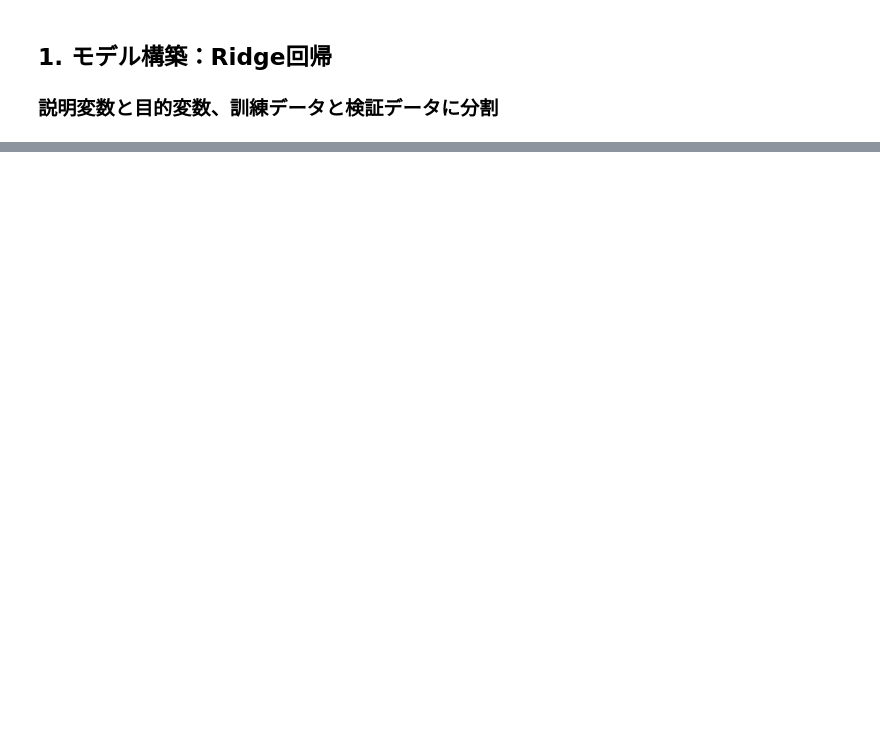
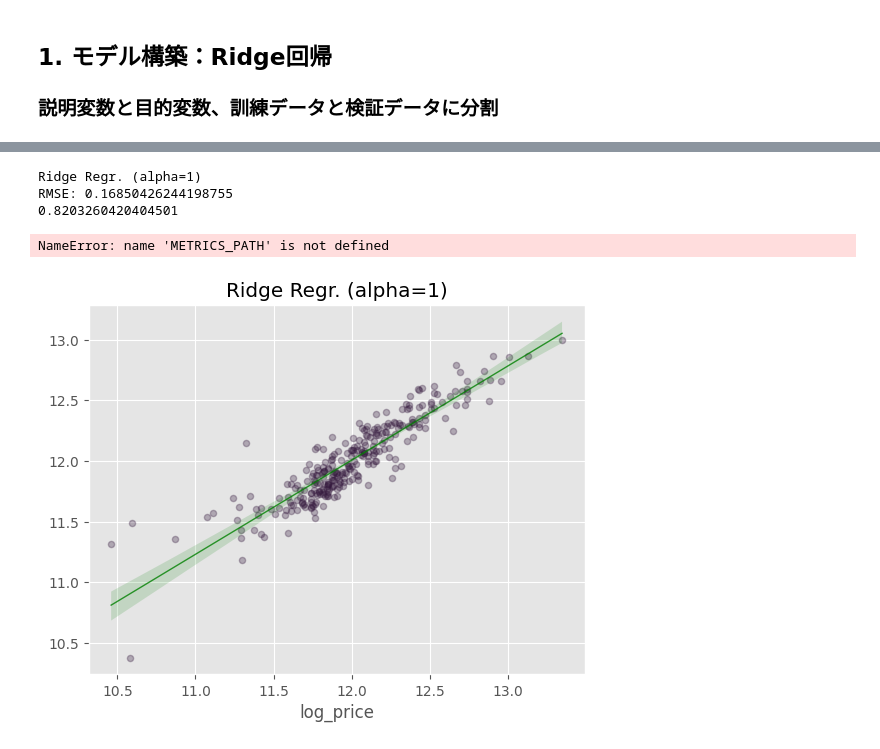
Before and after one commit to automatedtomato/kaggle-house-prices, a Jupyter notebook: notebooks/0100_baseline.ipynb, the cells around one changed output, grey strips where cells are left out. Drawn from its saved outputs; the diff is of its cells as text; code cells hidden in the pictures; blank space fills up the shorter version.

```diff
--- a/notebooks/0100_baseline.ipynb
+++ b/notebooks/0100_baseline.ipynb
@@ -158,0 +324,47 @@ plt.show()
+# %%
+data_2 = data[important_cols]
+
+X = data_2
+y_log = target_log
+
+X_train, X_val_log, y_train, y_val_log = train_test_split(X, y_log, test_size=0.2, random_state=66)
+
+alpha = 1
+
+ridge_log = Ridge(alpha=alpha)
+ridge_log.fit(X_train, y_train)
+
+y_pred_log = ridge_log.predict(X_val_log)
+
+log_rmse = root_mean_squared_error(y_val_log, y_pred_log)
+
+from sklearn.metrics import r2_score
+r2 = r2_score(y_val_log, y_pred_log)
+
+print(f"Ridge Regr. (alpha={alpha})")
+print(f'RMSE: {log_rmse}')
+print(r2)
+# %% [output]
+Ridge Regr. (alpha=1)
+RMSE: 0.16850426244198755
+0.8203260420404501
+# %%
+metrics = {
+    'model': 'Ridge (base)',
+    'params': f'alpha={alpha}',
+    'RMSE': round(log_rmse, 4),
+    'R2': round(r2, 4)
+}
+
+metrics = pd.DataFrame(metrics, index=[0])
+
+metrics.to_csv(os.path.join(METRICS_PATH, '0100_metrics.csv'))
+# %% [output]
+NameError: name 'METRICS_PATH' is not defined
+# %%
+sns.regplot(x=y_val_log, y=y_pred_log, scatter_kws={'s': 20, 'alpha': 0.3}, line_kws={'color': 'green', 'lw': 1, 'alpha': 0.8})
+plt.title(f"Ridge Regr. (alpha={alpha})")
+plt.savefig(os.path.join(IMAGE_PATH, '0103_base_ridge.png'))
+plt.show()
+# %% [output]
+[figure, added]
```
Also changed, not shown: parts of 21 cells of this notebook, 6 other files.
